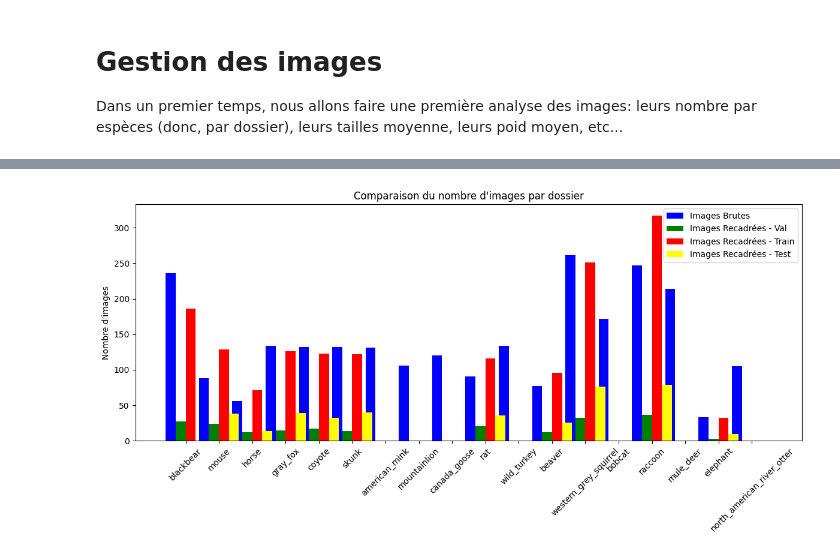
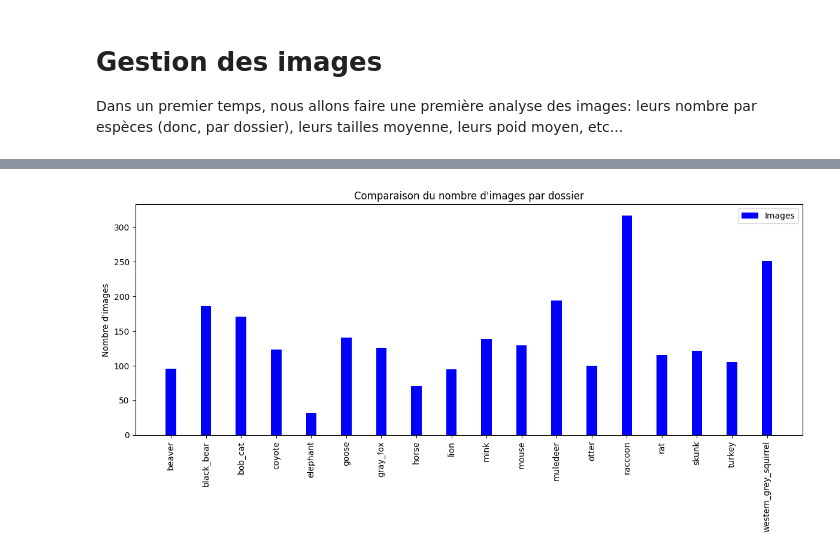
Before and after one commit to CedricSanchezGithub/ETL, a Jupyter notebook: notebook.ipynb, the cells around one changed output, grey strips where cells are left out. Saved outputs shown, nothing was run; the diff lists cells and outputs as text; code cells hidden in the pictures.

Commit message:
finish refactor code for train image only - start data augmentation

```diff
--- a/notebook.ipynb
+++ b/notebook.ipynb
@@ -62,18 +81,14 @@ except Exception as e:
  un sleep de 3s a été ajouté afin d'éviter de trop spam l'API
  -- transféré dans un fichier à part --
 # %%
-folder_all_animals = [d for d in os.listdir("ressource/image") if os.path.isdir(os.path.join("ressource/image", d))]
+folder_all_animals = [d for d in os.listdir("ressource/image/train") if os.path.isdir(os.path.join("ressource/image/train", d))]
 df_all_animals = pd.DataFrame(folder_all_animals, columns=["Nom du dossier"])
 # %% [markdown]
 # Gestion des images
 Dans un premier temps, nous allons faire une première analyse des images: leurs nombre par espèces (donc, par dossier), leurs tailles moyenne, leurs poid moyen, etc...
 # %%
 # Définition des chemins des datasets
-raw_imgs = "ressource/image"
-cropped_imgs_val = "data/OpenAnimalTracks/cropped_imgs/val"
-cropped_imgs_train = "data/OpenAnimalTracks/cropped_imgs/train"
-cropped_imgs_test = "data/OpenAnimalTracks/cropped_imgs/test"
-
+image = "ressource/image/train"
 # Fonction pour récupérer les infos des images d'un dossier (en gérant les dossiers absents)
 def get_image_info(folder_path):
     if not os.path.exists(folder_path):  # 📌 Vérifie si le dossier existe
@@ -107,40 +122,25 @@ image_data = []
 # Parcourir chaque dossier et extraire les infos
 for folder in df_all_animals["Nom du dossier"]:
     # ✂️ Images recadrées - entraînement
-    folder_path_train = os.path.join(cropped_imgs_train, folder)
+    folder_path_train = os.path.join(image, folder)
     num_images_train, avg_width_train, avg_height_train = get_image_info(folder_path_train)
     image_data.append([folder, num_images_train, avg_width_train, avg_height_train])
 
 # Création des DataFrames
-df_train = pd.DataFrame(image_data, columns=["Nom du dossier", "Nombre d'images", "Largeur Moyenne", "Hauteur Moyenne"])
-
-# Fusion des DataFrames pour comparaison
-df_comparaison = df_raw.merge(df_val, on="Nom du dossier", suffixes=("_raw", "_val"))
-df_comparaison = df_comparaison.merge(df_train, on="Nom du dossier", suffixes=("", "_train"))
-df_comparaison = df_comparaison.merge(df_test, on="Nom du dossier", suffixes=("", "_test"))
-
-# Renommer les colonnes pour plus de clarté
-df_comparaison.rename(columns={
-    "Nombre d'images": "Nombre d'images_train",
-    "Largeur Moyenne": "Largeur Moyenne_train",
-    "Hauteur Moyenne": "Hauteur Moyenne_train",
-}, inplace=True)
+df_image = pd.DataFrame(image_data, columns=["Nom du dossier", "Nombre d'images", "Largeur Moyenne", "Hauteur Moyenne"])
 
 # Affichage du DataFrame de comparaison
-display(df_comparaison)
+display(df_image)
 
 # 📊 Visualisation : Comparaison du nombre d'images par dossier
 plt.figure(figsize=(12,6))
 
-x_labels = df_comparaison["Nom du dossier"]
+x_labels = df_image["Nom du dossier"]
 x_range = range(len(x_labels))
 
-plt.bar(x_range, df_comparaison["Nombre d'images_raw"], width=0.3, label="Images Brutes", color='blue')
-plt.bar([x + 0.3 for x in x_range], df_comparaison["Nombre d'images_val"], width=0.3, label="Images Recadrées - Val", color='green')
-plt.bar([x + 0.6 for x in x_range], df_comparaison["Nombre d'images_train"], width=0.3, label="Images Recadrées - Train", color='red')
-plt.bar([x + 0.9 for x in x_range], df_comparaison["Nombre d'images_test"], width=0.3, label="Images Recadrées - Test", color='yellow')
+plt.bar(x_range, df_image["Nombre d'images"], width=0.3, label="Images", color='blue')
 
-plt.xticks([x + 0.45 for x in x_range], x_labels, rotation=45)  # Centrage des labels
+plt.xticks([x for x in x_range], x_labels, rotation=90)  # Centrage des labels
 plt.ylabel("Nombre d'images")
 plt.title("Comparaison du nombre d'images par dossier")
 plt.legend()
@@ -167 +167 @@ plt.show()
-[figure, old version]
+[figure, new version]
```
Also changed, not shown: parts of 6 cells of this notebook.
